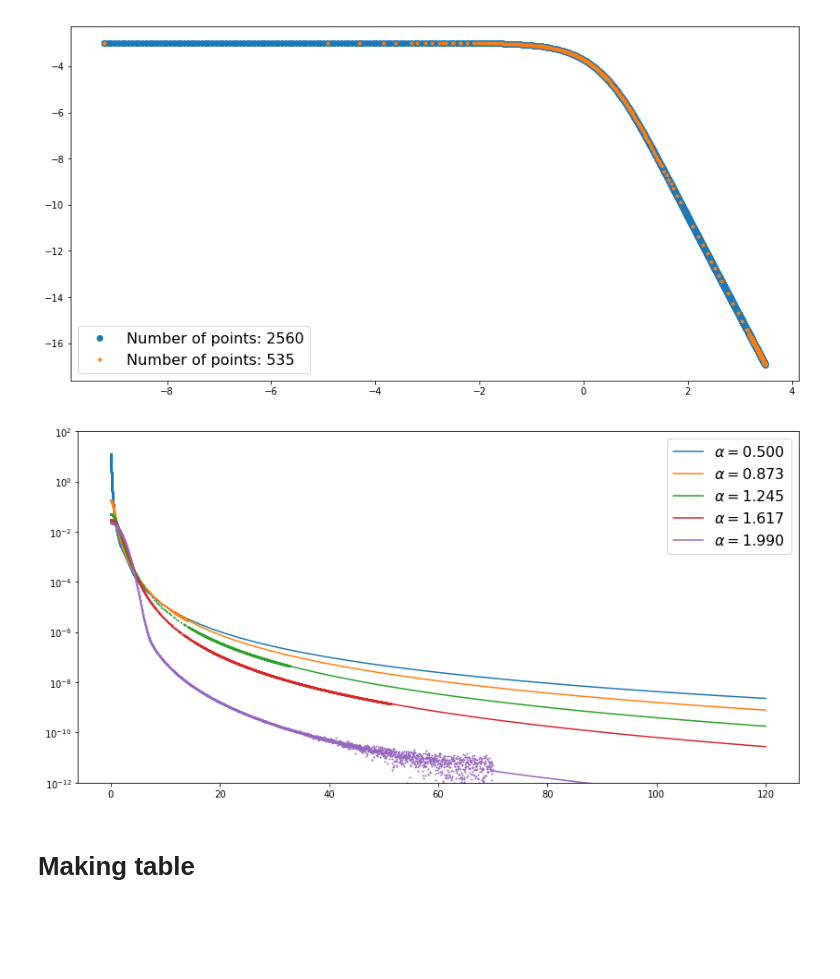
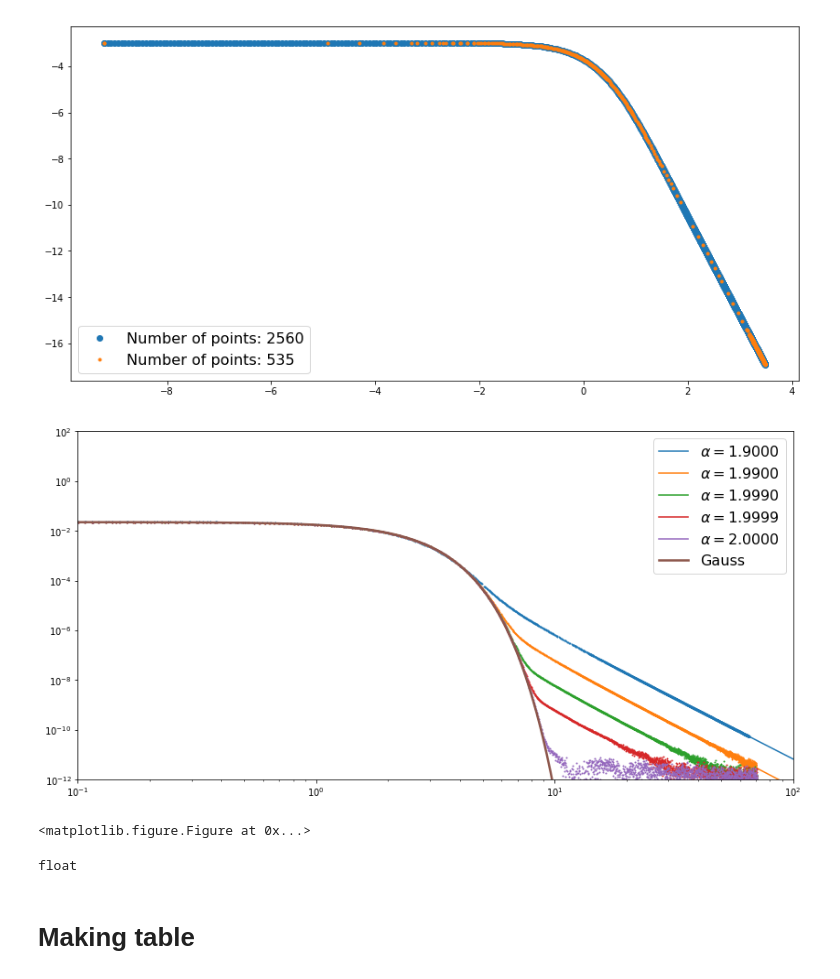
Before and after one commit to qati/HBTCoulombCorrection, a Jupyter notebook: Make-Levy-Table.ipynb, the cells around one changed output. Cells and saved outputs as stored; diff of their text form; code cells hidden in the pictures; blank space fills up the shorter version.

```diff
--- a/Make-Levy-Table.ipynb
+++ b/Make-Levy-Table.ipynb
@@ -238,7 +238,8 @@ def reNumberTable(rvals,Lr,error=1e-5):
     return (new_r, new_Lr)
 
 def generateTable(alpha_min, alpha_max, N):
-    alphas = np.linspace(alpha_min, alpha_max, N)
+    #alphas = np.linspace(alpha_min, alpha_max, N)
+    alphas = [1.9, 1.99, 1.999, 1.9999, 2]
     limits = []
     rvals  = []
     Lr     = []
@@ -287,5 +286,5 @@ plot(min_r, max_r, grs, gr, crs, cr, alpha)
 # %% [markdown]
 ## Do multiple calculation, show result
 # %%
-alphas, limits, rvals, Lr = generateTable(0.5, 1.99,5)
+alphas, limits, rvals, Lr = generateTable(1.95, 2,2)
 # %% [output]
@@ -334,16 +333,23 @@ plt.legend(fontsize=16, loc=3)
 # %%
 new_r, new_Lr = reNumberTable(rvals,Lr)
 
 plt.figure(0,(14,7))
+plt.xlim([1e-1,100])
 plt.ylim([1e-12,100])
+plt.loglog()
 for i in range(len(Lr)):
     plt.yscale("log")
     x = np.linspace(limits[i][1], 120)
-    p=plt.plot(x, asym_bx(x,alphas[i]), label=r"$\alpha=%.3f$"%alphas[i])
+    p=plt.plot(x, asym_bx(x,alphas[i]), label=r"$\alpha=%.4f$"%alphas[i])
     x = np.linspace(4e-6,limits[i][0])
     plt.plot(x, asym_sx(x, alphas[i]), c=p[0].get_color())
     plt.plot(new_r[i], new_Lr[i],'.',ms=2,c=p[0].get_color())
+x = np.linspace(1e-2, 80, 1000)
+y = np.exp(-x**2*2**(-2))/(4*np.pi)**(1.5)
+plt.plot(x,y, lw=2.5, label="Gauss")
 plt.legend(fontsize=16, loc=1)
 plt.show()
+plt.savefig("levy_asym.pdf")
 # %% [output]
-[figure, old version]
+[figure, new version]
+<matplotlib.figure.Figure at 0x...>
@@ -350,3 +358,7 @@ plt.show()
+# %%
+type(a)
+# %% [output]
+float
 # %% [markdown]
 # Making table
 # %%
```
Also changed, not shown: parts of 3 cells of this notebook, 11 other files.
